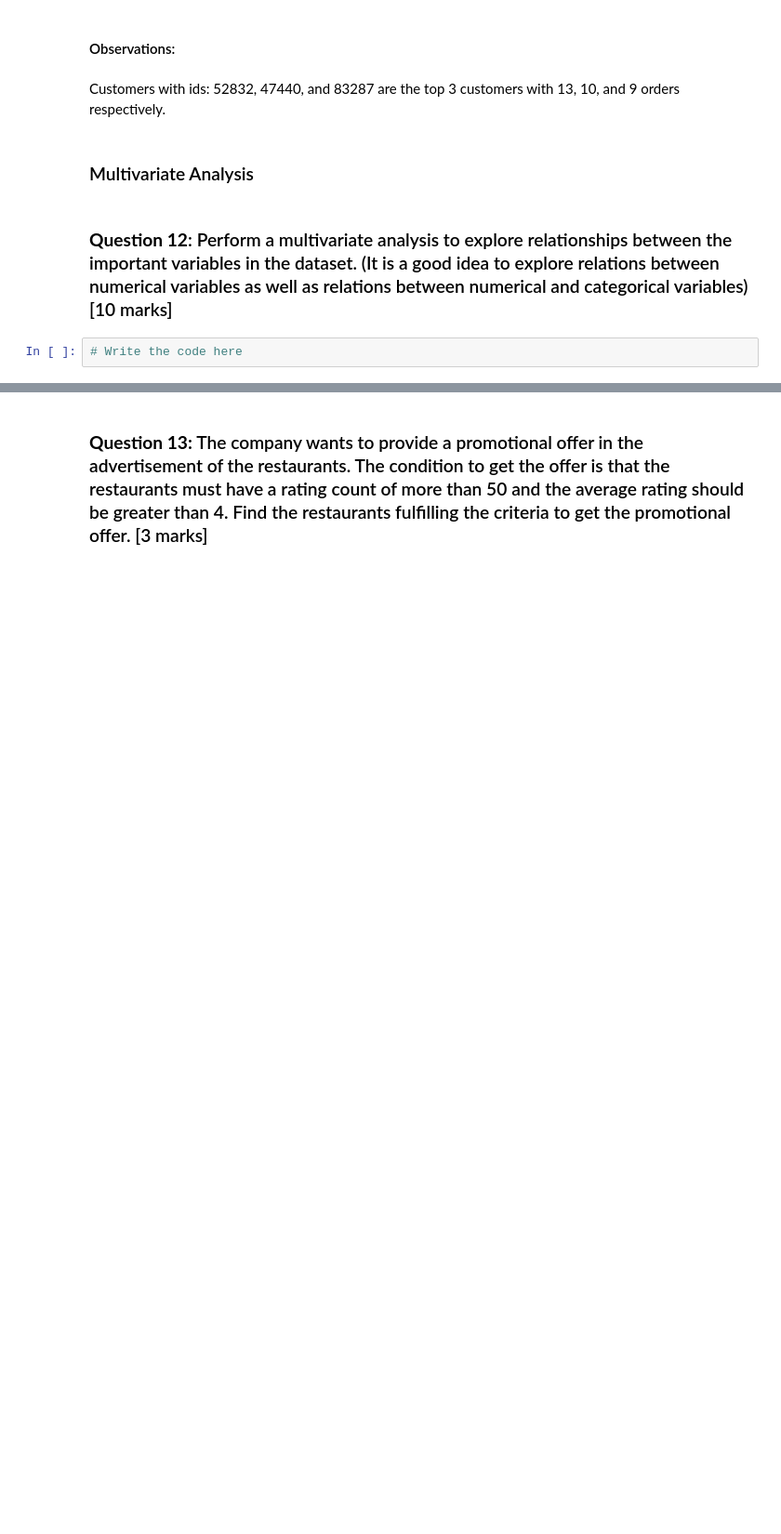
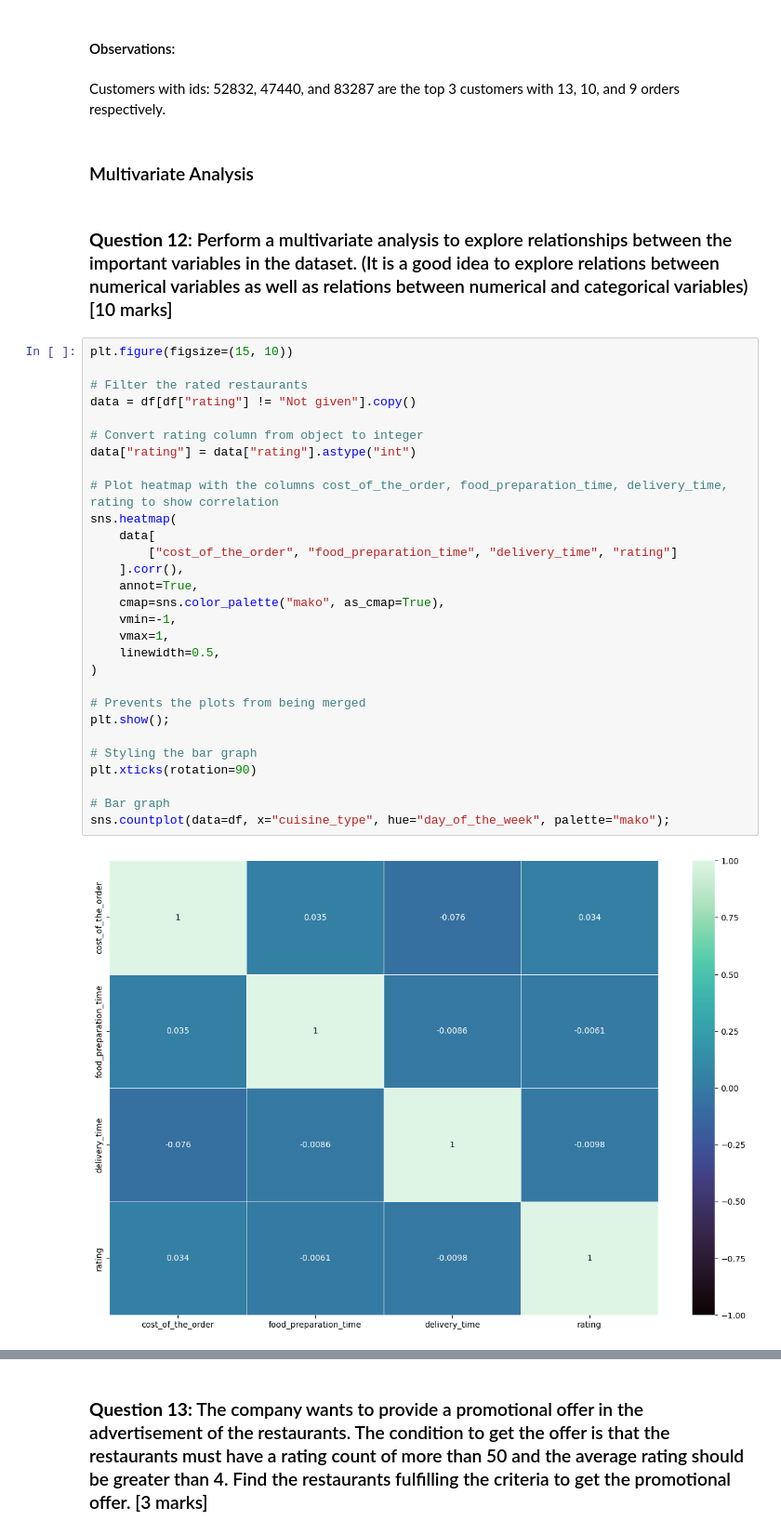
Before and after one commit to NotoriousGOR/learning, a Jupyter notebook: MachineLearningProgram/PythonFoundations/project/PYF_Project_LearnerNotebook_FullCode.ipynb, the cells around one changed output, grey strips where cells are left out. Shown at 93% size. Drawn from its saved outputs; the diff is of its cells as text; blank space fills up the shorter version.

```diff
--- a/MachineLearningProgram/PythonFoundations/project/PYF_Project_LearnerNotebook_FullCode.ipynb
+++ b/MachineLearningProgram/PythonFoundations/project/PYF_Project_LearnerNotebook_FullCode.ipynb
@@ -258,5 +257,34 @@ Customers with ids: 52832, 47440, and 83287 are the top 3 customers with 13, 10,
 ### Multivariate Analysis
 # %% [markdown]
 ### **Question 12**: Perform a multivariate analysis to explore relationships between the important variables in the dataset. (It is a good idea to explore relations between numerical variables as well as relations between numerical and categorical variables) [10 marks]
-# %%
-# Write the code here
+# %%
+plt.figure(figsize=(15, 10))
+
+# Filter the rated restaurants
+data = df[df["rating"] != "Not given"].copy()
+
+# Convert rating column from object to integer
+data["rating"] = data["rating"].astype("int")
+
+# Plot heatmap with the columns cost_of_the_order, food_preparation_time, delivery_time, rating to show correlation
+sns.heatmap(
+    data[
+        ["cost_of_the_order", "food_preparation_time", "delivery_time", "rating"]
+    ].corr(),
+    annot=True,
+    cmap=sns.color_palette("mako", as_cmap=True),
+    vmin=-1,
+    vmax=1,
+    linewidth=0.5,
+)
+
+# Prevents the plots from being merged
+plt.show();
+
+# Styling the bar graph
+plt.xticks(rotation=90)
+
+# Bar graph
+sns.countplot(data=df, x="cuisine_type", hue="day_of_the_week", palette="mako");
+# %% [output]
+[figure, added]
```
Also changed, not shown: parts of 34 cells of this notebook, 1 other file.
